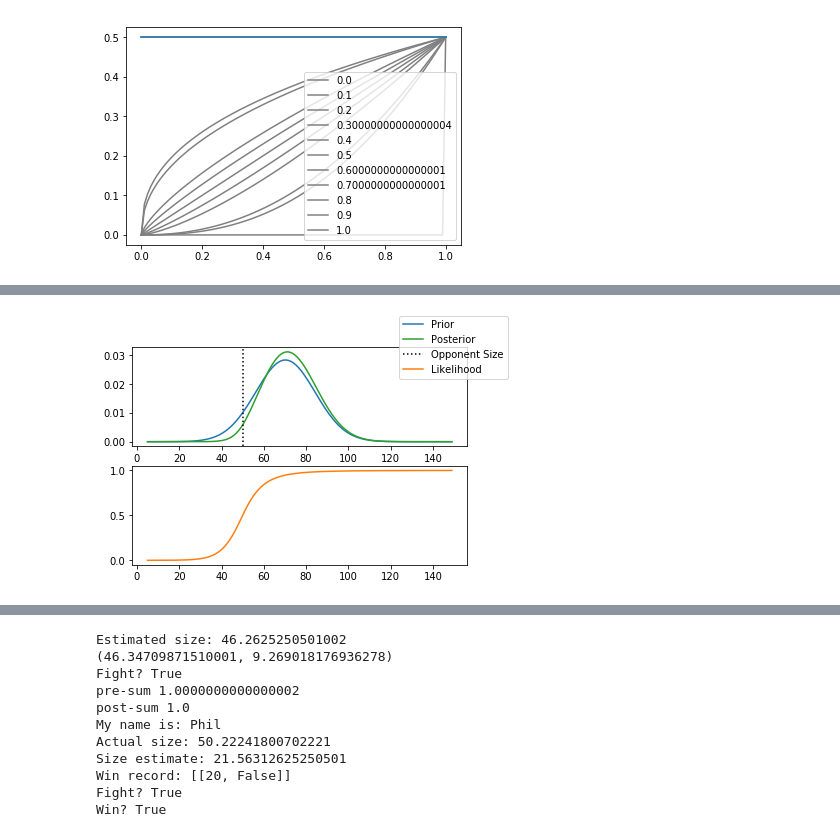
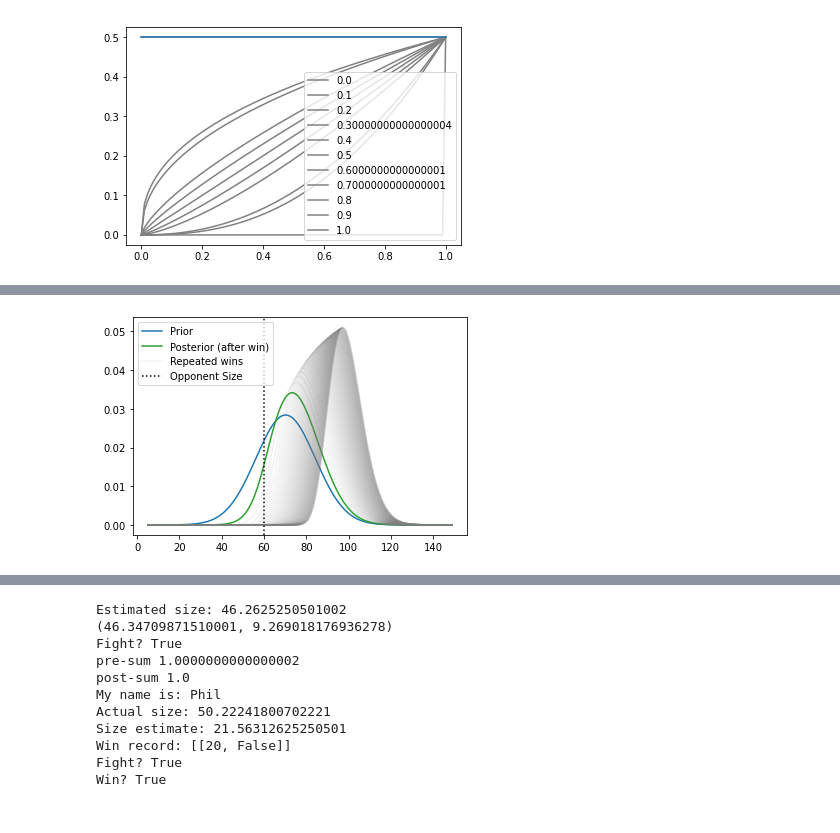
Before and after one commit to aperkes/BayesBattleBots, a Jupyter notebook: BayesFights.ipynb, the cells around one changed output, grey strips where cells are left out. Cells and saved outputs as stored; diff of their text form; code cells hidden in the pictures.

```diff
--- a/BayesFights.ipynb
+++ b/BayesFights.ipynb
@@ -259,5 +282,39 @@ fig.show()
 # %%
 ## Update a prior by a likelihood
+## Likelihood function
+
+def win_by_ratio(r, k=0.1,m=0):
+    # sigmoid function
+    # use k to adjust the slope
+    p = 1 / (1 + np.exp(-(r-m) / k))
+    return p
+
+def likelihood_function_size(x,x_opp=50):
+    if x >=x_opp:
+        r_diff = (x - x_opp)/x # Will be positive
+    elif x_opp > x:
+        r_diff = (x - x_opp)/x_opp # Will be negative
+    p_win = win_by_ratio(r_diff)
+    return p_win
+
+def define_likelihood(x_opp=50,xs=np.arange(5,150),win=True):
+    likelihood = np.zeros(len(xs))
+    if win:
+        for s in range(len(xs)):
+            likelihood[s] = likelihood_function_size(xs[s],x_opp)
+    elif not win:
+        for s in range(len(xs)):
+            likelihood[s] = 1-likelihood_function_size(xs[s],x_opp)
+    return likelihood
+
+def prior_size(t,xs = np.arange(5,150)):
+    s_mean = growth_func(t)
+    sd = s_mean / 5
+    return norm.pdf(xs,s_mean,sd)
+
+def growth_func(t,s_max = 100):
+    size = 7 + s_max - s_max/np.exp(t/100)
+    return size
 
 ## xs need to be the same for prior, likelihood, and post
 def update(prior,likelihood,xs = np.arange(5,150)):
@@ -267,19 +324,56 @@ def update(prior,likelihood,xs = np.arange(5,150)):
 
 xs = np.arange(5,150)
 t = 100
-x_opp = 50
+x_opp = 60
 win = True
 prior = prior_size(t,xs)
 
 likelihood = define_likelihood(x_opp,win=win)
+posterior = update(prior,likelihood)
+posterior_i = update(posterior,likelihood)
 
-posterior = update(prior,likelihood)
 
-fig,(ax1,ax2) = plt.subplots(2)
+likelihood_loss = define_likelihood(x_opp,win=False)
+posterior_loss = update(prior,likelihood_loss)
+posterior_l = update(posterior_loss,likelihood_loss)
+
+fig,ax = plt.subplots()
+fig1,ax1 = plt.subplots()
+ax.plot(xs,prior,label='Prior')
+ax.plot(xs,posterior,label='Posterior (after win)',color='tab:green')
+ax.plot(xs,posterior_i,label='Repeated wins',color='gray',alpha=.1)
+
 ax1.plot(xs,prior,label='Prior')
+ax1.plot(xs,posterior_loss,label='Posterior (after loss)',color='tab:green')
+ax1.plot(xs,posterior_l,color='gray',alpha=.1,label='Repeated losses')
+
+for i in range(100):
+    posterior_i = update(posterior_i,likelihood)
+    posterior_l = update(posterior_l,likelihood_loss)
+    ax.plot(xs,posterior_i,color='gray',alpha=.1)
+    ax1.plot(xs,posterior_l,color='gray',alpha=.1)
+
+ax.axvline(x_opp,color='black',linestyle=':',label='Opponent Size')
+ax1.axvline(x_opp,color='black',linestyle=':',label='Opponent Size')
+
+ax.legend()
+fig.show()
+
+ax1.legend()
+fig1.show()
+
+fig2,ax2 = plt.subplots()
+
 ax2.plot(xs,likelihood,label='Likelihood',color='tab:orange')
-ax1.plot(xs,posterior,label='Posterior',color='tab:green')
-ax1.axvline(50,color='black',linestyle=':',label='Opponent Size')
-fig.legend()
+ax2.axvline(x_opp,color='black',linestyle=':',label='Opponent Size')
+
+ax2.legend()
+fig2.show()
+
+fig3,ax3 = plt.subplots()
+ax3.plot(xs,prior,label='Prior Self Assessment')
+ax3.axvline(x_opp,color='black',linestyle=':',label='Opponent Size')
+ax3.set_ylim(-0.001,0.051)
+ax3.legend()
 fig.show()
 # %% [output]
@@ -286 +390 @@ fig.show()
-[figure, old version]
+[figure, new version]
```
Also changed, not shown: parts of 3 cells of this notebook, 4 other files.
